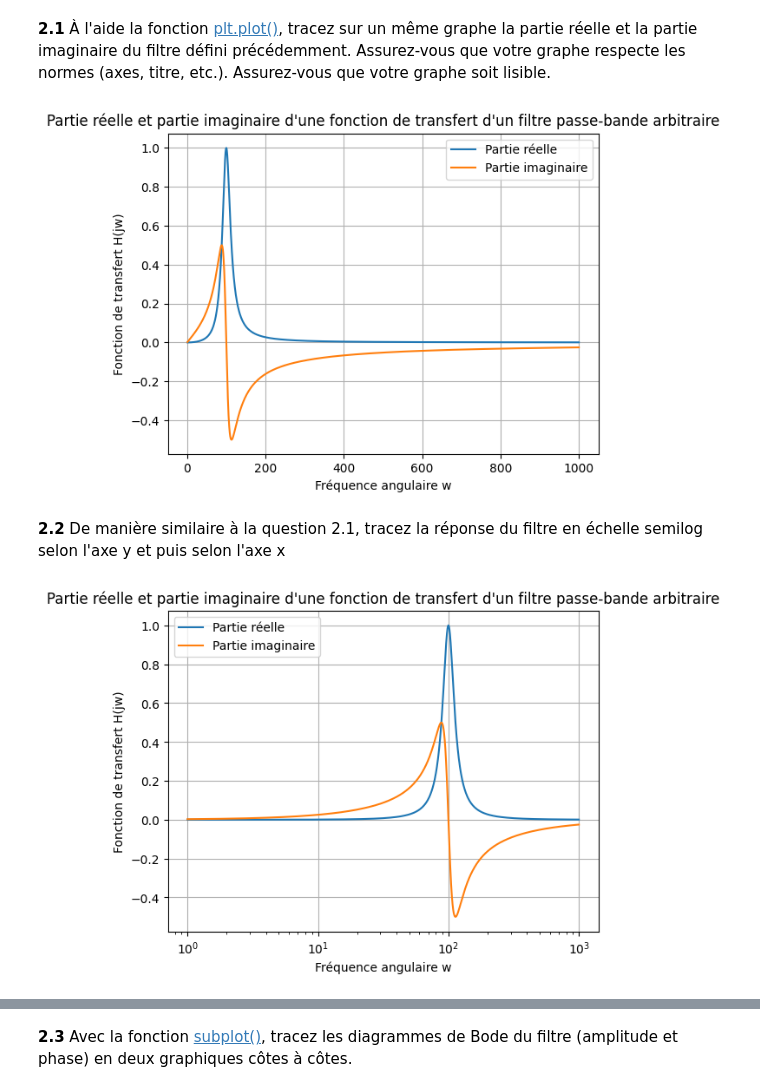
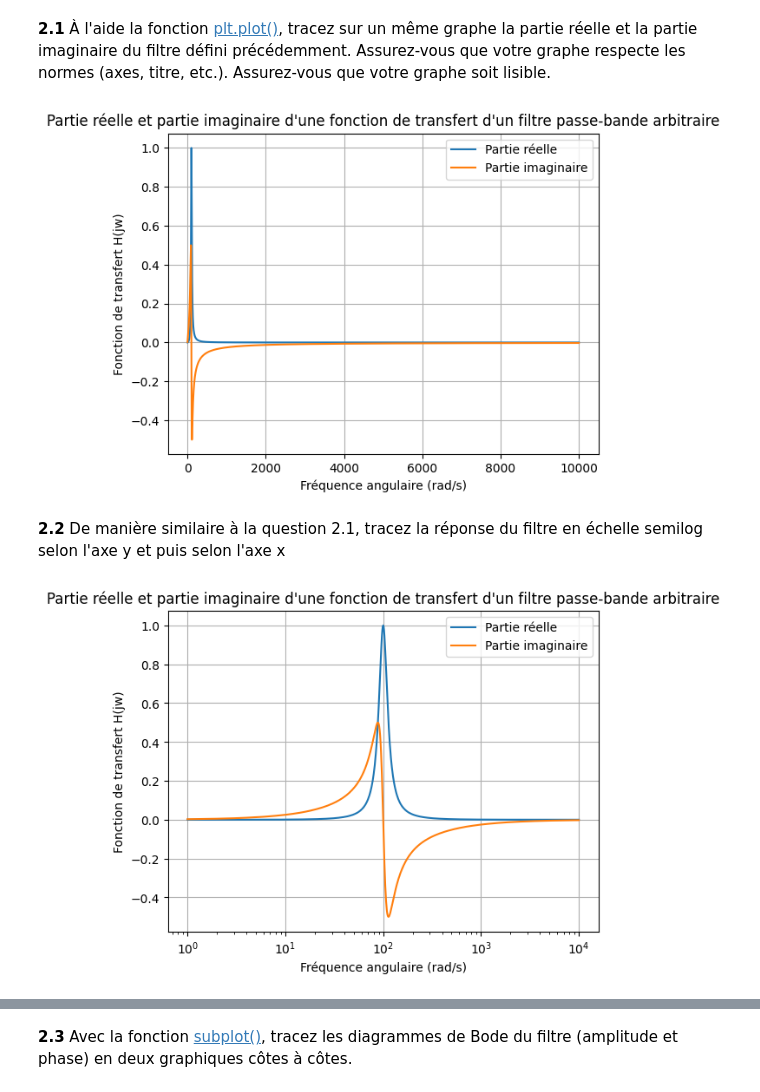
Before and after one commit to JustineLejeune/Mandat-0, a Jupyter notebook: mandat0_exercices.ipynb, the cells around one changed output, grey strips where cells are left out. Drawn from its saved outputs; the diff is of its cells as text; code cells hidden in the pictures.

Commit message:
4 graphiques

```diff
--- a/mandat0_exercices.ipynb
+++ b/mandat0_exercices.ipynb
@@ -73,7 +73,7 @@ __2.1__ À l'aide la fonction [plt.plot()](https://matplotlib.org/stable/api/_as
 Q_arbitraire = 4
 omega0_arbitraire = 100
 omega_low_arbitraire = 1
-omega_high_arbitraire = 1000
+omega_high_arbitraire = 10000
 
 #Création de la fonction et extraction de ses parties réelles et imaginaires
 abscisse, filtre_arbitraire = filtre_passe_bande(Q_arbitraire,omega0_arbitraire,omega_low_arbitraire,omega_high_arbitraire)
@@ -84,28 +84,28 @@ imag_filtre_arbitraire = np.imag(filtre_arbitraire)
 plt.plot(abscisse, real_filtre_arbitraire)
 plt.plot(abscisse, imag_filtre_arbitraire)
 plt.grid(True)
-plt.xlabel("Fréquence angulaire w")
+plt.xlabel("Fréquence angulaire (rad/s)")
 plt.ylabel("Fonction de transfert H(jw)")
 plt.title("Partie réelle et partie imaginaire d'une fonction de transfert d'un filtre passe-bande arbitraire")
 plt.legend(["Partie réelle", "Partie imaginaire"])
 plt.show()
 # %% [output]
-[figure, old version]
+[figure, new version]
 # %% [markdown]
 __2.2__ De manière similaire à la question 2.1, tracez la réponse du filtre en échelle semilog selon l'axe y et puis selon l'axe x
 # %%
 #Affichage du graphique et de ses composantes avec une échelle semi-log en x
 plt.plot(abscisse, real_filtre_arbitraire)
 plt.plot(abscisse, imag_filtre_arbitraire)
 plt.semilogx()
 plt.grid(True)
-plt.xlabel("Fréquence angulaire w")
+plt.xlabel("Fréquence angulaire (rad/s)")
 plt.ylabel("Fonction de transfert H(jw)")
 plt.title("Partie réelle et partie imaginaire d'une fonction de transfert d'un filtre passe-bande arbitraire")
 plt.legend(["Partie réelle", "Partie imaginaire"])
 plt.show()
 # %% [output]
-[figure, old version]
+[figure, new version]
 # %%
 #Affichage du graphique et de ses composantes avec une échelle semi-log en y
 plt.plot(abscisse, real_filtre_arbitraire)
```
Also changed, not shown: parts of 10 cells of this notebook, 1 other file.
